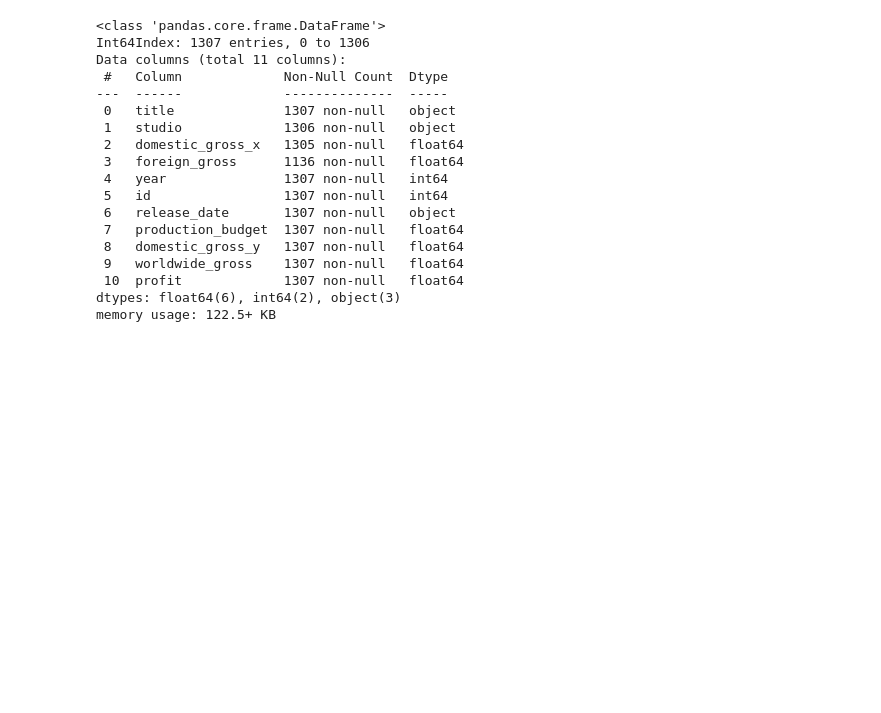
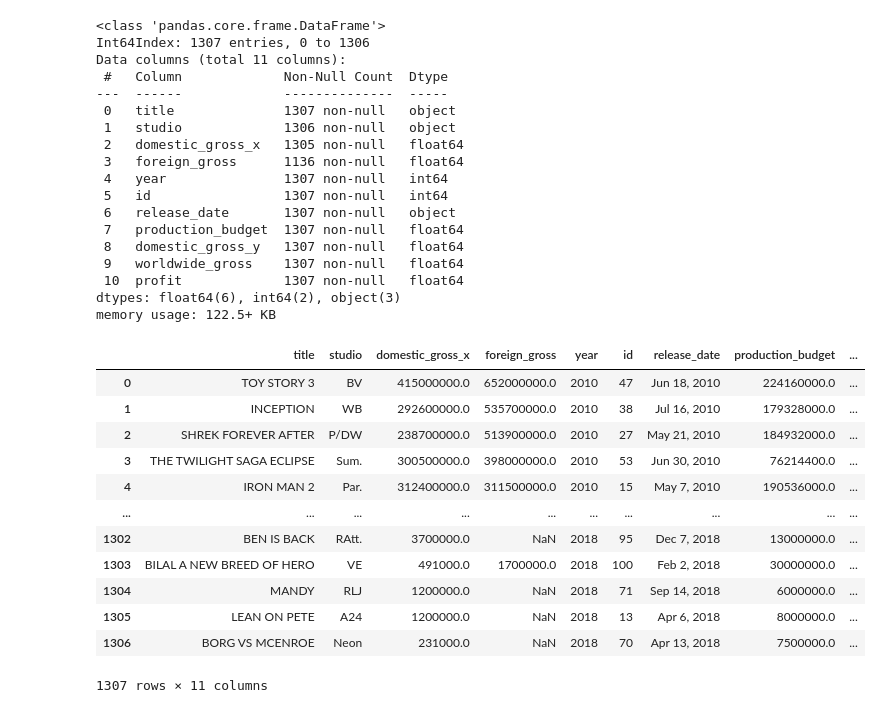
Before and after one commit to cLineman/CapStoneProject, a Jupyter notebook: ColtonLineman.ipynb, the cells around one changed output. Cells and saved outputs as stored; diff of their text form; code cells hidden in the pictures; blank space fills up the shorter version.

```diff
--- a/ColtonLineman.ipynb
+++ b/ColtonLineman.ipynb
@@ -921,0 +953,44 @@ memory usage: 122.5+ KB
+# %%
+i = 0
+for row in grossJoinBudget.itertuples(index = False):
+    if row[4] == 2010:
+        grossJoinBudget.iat[i,9] = row[9] * ((8*.0451) + 1)
+
+    if row[4] == 2011:
+        grossJoinBudget.iat[i,9] = row[9] * ((7*.0451) + 1)
+
+    if row[4] == 2012:
+        grossJoinBudget.iat[i,9] = row[9] * ((6*.0451) + 1)
+
+    if row[4] == 2013:
+        grossJoinBudget.iat[i,9] = row[9] * ((5*.0451) + 1)
+
+    if row[4] == 2014:
+        grossJoinBudget.iat[i,9] = row[9] * ((4*.0451) + 1)
+
+    if row[4] == 2015:
+        grossJoinBudget.iat[i,9] = row[9] * ((3*.0451) + 1)
+
+    if row[4] == 2016:
+        grossJoinBudget.iat[i,9] = row[9] * ((2*.0451) + 1)
+
+    if row[4] == 2017:
+        grossJoinBudget.iat[i,9] = row[9] * ((1*.0451) + 1)
+
+    i +=1
+# %%
+grossJoinBudget
+# %% [output]
+|  | title | studio | domestic_gross_x | foreign_gross | year | id | release_date | production_budget | ... |
+| 0 | TOY STORY 3 | BV | 415000000.0 | 652000000.0 | 2010 | 47 | Jun 18, 2010 | 224160000.0 | ... |
+| 1 | INCEPTION | WB | 292600000.0 | 535700000.0 | 2010 | 38 | Jul 16, 2010 | 179328000.0 | ... |
+| 2 | SHREK FOREVER AFTER | P/DW | 238700000.0 | 513900000.0 | 2010 | 27 | May 21, 2010 | 184932000.0 | ... |
+| 3 | THE TWILIGHT SAGA ECLIPSE | Sum. | 300500000.0 | 398000000.0 | 2010 | 53 | Jun 30, 2010 | 76214400.0 | ... |
+| 4 | IRON MAN 2 | Par. | 312400000.0 | 311500000.0 | 2010 | 15 | May 7, 2010 | 190536000.0 | ... |
+| ... | ... | ... | ... | ... | ... | ... | ... | ... | ... |
+| 1302 | BEN IS BACK | RAtt. | 3700000.0 | NaN | 2018 | 95 | Dec 7, 2018 | 13000000.0 | ... |
+| 1303 | BILAL A NEW BREED OF HERO | VE | 491000.0 | 1700000.0 | 2018 | 100 | Feb 2, 2018 | 30000000.0 | ... |
+| 1304 | MANDY | RLJ | 1200000.0 | NaN | 2018 | 71 | Sep 14, 2018 | 6000000.0 | ... |
+| 1305 | LEAN ON PETE | A24 | 1200000.0 | NaN | 2018 | 13 | Apr 6, 2018 | 8000000.0 | ... |
+| 1306 | BORG VS MCENROE | Neon | 231000.0 | NaN | 2018 | 70 | Apr 13, 2018 | 7500000.0 | ... |
+1307 rows × 11 columns
```
Also changed, not shown: parts of 18 cells of this notebook.
